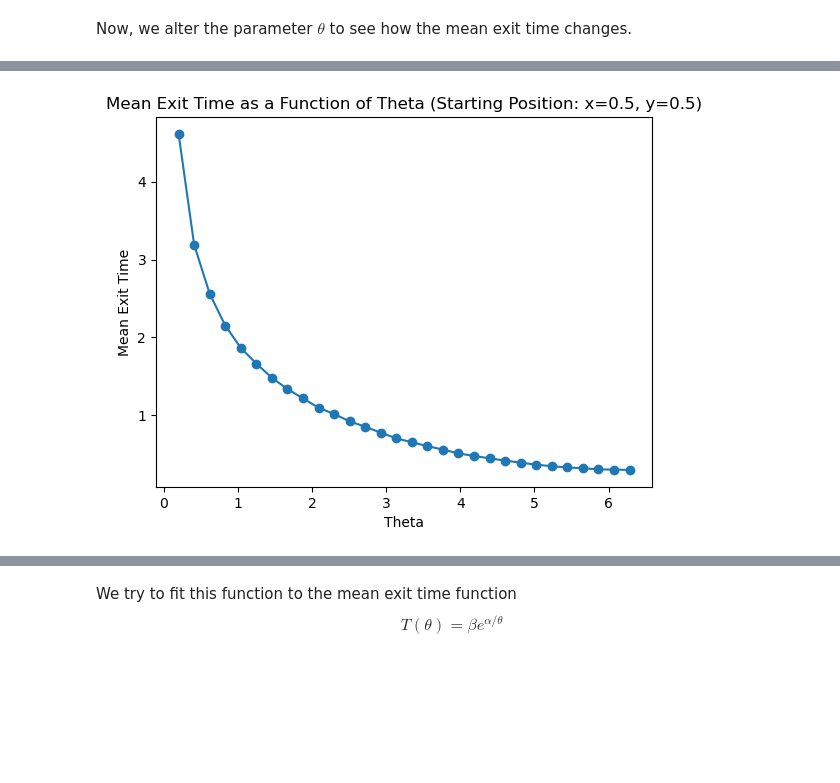
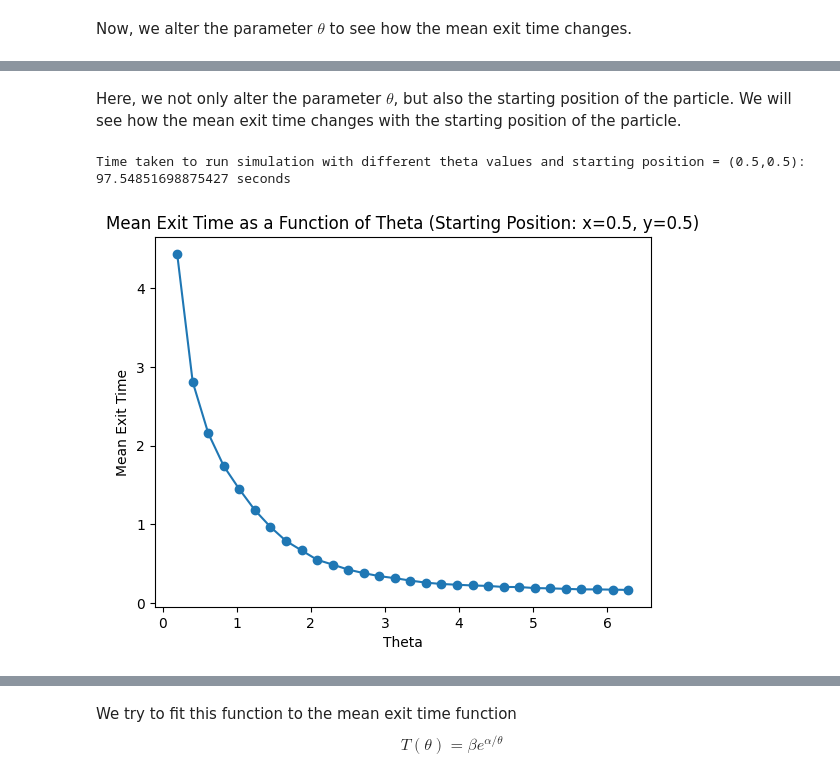
Before and after one commit to keshavganesh1/Stochastic-processes-particle-diffusion, a Jupyter notebook: particle_diffusion_cont.ipynb, the cells around one changed output, grey strips where cells are left out. Cells and saved outputs as stored; diff of their text form; code cells hidden in the pictures; blank space fills up the shorter version.

```diff
--- a/particle_diffusion_cont.ipynb
+++ b/particle_diffusion_cont.ipynb
@@ -54,7 +57,3 @@ default_experiment = E(
     x_start = 0.0,
     y_start = 0.0
 )
-# %%
-def is_in_exit_segment(x, y, theta):
-    angle = np.arctan2(y, x)
-    return -theta/2 <= angle <= theta/2
@@ -63,33 +97,9 @@ Here we write a function to reflect the particle off the boundary of the circle.
 # %%
 def reflect(x, y, x_prev, y_prev, r):
     # Calculate the coefficients of the quadratic equation
-    dx = x - x_prev
-    dy = y - y_prev
-    a = dx**2 + dy**2
-    b = 2 * (x_prev * dx + y_prev * dy)
-    c = x_prev**2 + y_prev**2 - r**2
-
-    discriminant = b**2 - 4 * a * c
-
-    if discriminant < 0:
-        raise ValueError("Discriminant is negative. Check the input values.")
-
-    sqrt_discriminant = np.sqrt(discriminant)
-
-    t1 = (-b + sqrt_discriminant) / (2 * a)
-    t2 = (-b - sqrt_discriminant) / (2 * a)
-
-    # Select the correct intersection point
-    t = None
-    if 0 <= t1 <= 1:
-        t = t1
-    elif 0 <= t2 <= 1:
-        t = t2
-    if t is None:
-        raise ValueError("Both intersection points are out of bounds.")
-
-    x_intersection = x_prev + t * dx
-    y_intersection = y_prev + t * dy
+    x_intersection, y_intersection = find_intersection(x, y, x_prev, y_prev, r)
+    if x_intersection is None:
+        raise ValueError("No intersection point found")
 
     # Calculate the normal vector at the intersection point
     normal_x = x_intersection / r
@@ -125,8 +135,8 @@ def brownian_step_escaped(x, y, experiment):
     y_new = y + dy
 
     # Check if particle is outside the circle
-    if x_new**2 + y_new**2 <= r**2:
-        if is_in_exit_segment(x_new, y_new, theta):
+    if x_new**2 + y_new**2 < r**2 + eps:
+        if is_in_exit_segment(x_new, y_new, x, y, theta, r):
             x, y = x_new, y_new
         else:
             # Reflect the particle back
@@ -156,7 +166,7 @@ def brownian_step(x, y, experiment):
 
     # Check if particle is outside the circle
     if x_new**2 + y_new**2 > r**2:
-        if is_in_exit_segment(x_new, y_new, theta):
+        if is_in_exit_segment(x_new, y_new, x_prev, y_prev, theta, r):
             x, y = x_new, y_new
         else:
             # Reflect the particle back
@@ -247,17 +338,23 @@ Time taken to run simulation with different theta values: 46.916893005371094 sec
+# %% [markdown]
+Here, we not only alter the parameter $\theta$, but also the starting position of the particle. We will see how the mean exit time changes with the starting position of the particle.
 # %%
 # change starting position of particles
 mean_exit_times_theta_list = []
+start_time = time.time()
 for theta in theta_values:
     experiment = Experiment(theta = theta, num_particles = 10000, x_start = 0.5, y_start = 0.5)
     mean_exit_times_theta_list.append(mean_exit_time_theta(experiment))
+end_time = time.time()
+print(f"Time taken to run simulation with different theta values and starting position = (0.5,0.5): {end_time - start_time} seconds")
 
 plt.plot(theta_values, mean_exit_times_theta_list, marker='o')
 plt.xlabel('Theta')
 plt.ylabel('Mean Exit Time')
 plt.title('Mean Exit Time as a Function of Theta (Starting Position: x=0.5, y=0.5)')
 plt.show()
 # %% [output]
+Time taken to run simulation with different theta values and starting position = (0.5,0.5): 97.54851698875427 seconds
-[figure, old version]
+[figure, new version]
 # %%
 # plot both curves
 
```
Also changed, not shown: parts of 17 cells of this notebook.
